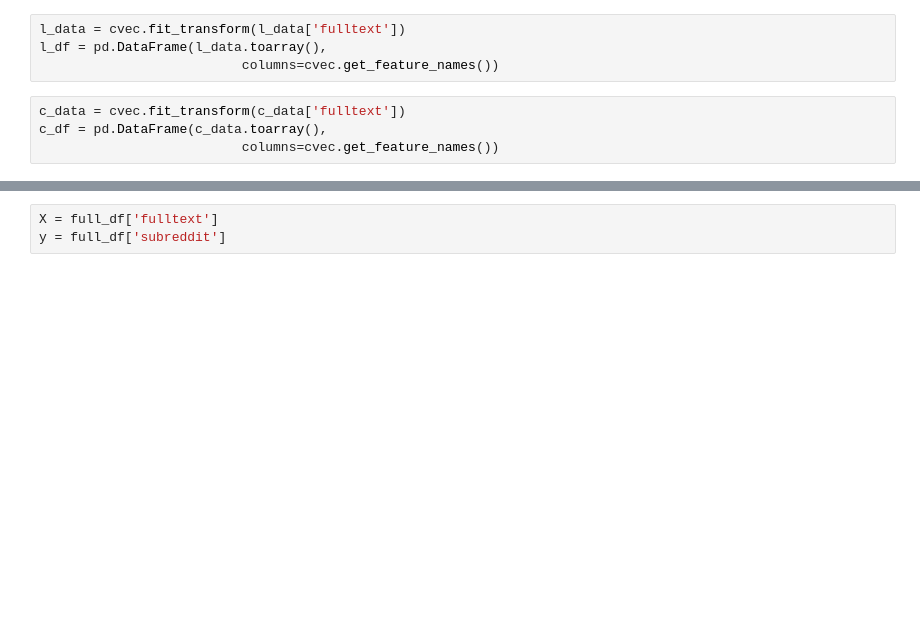
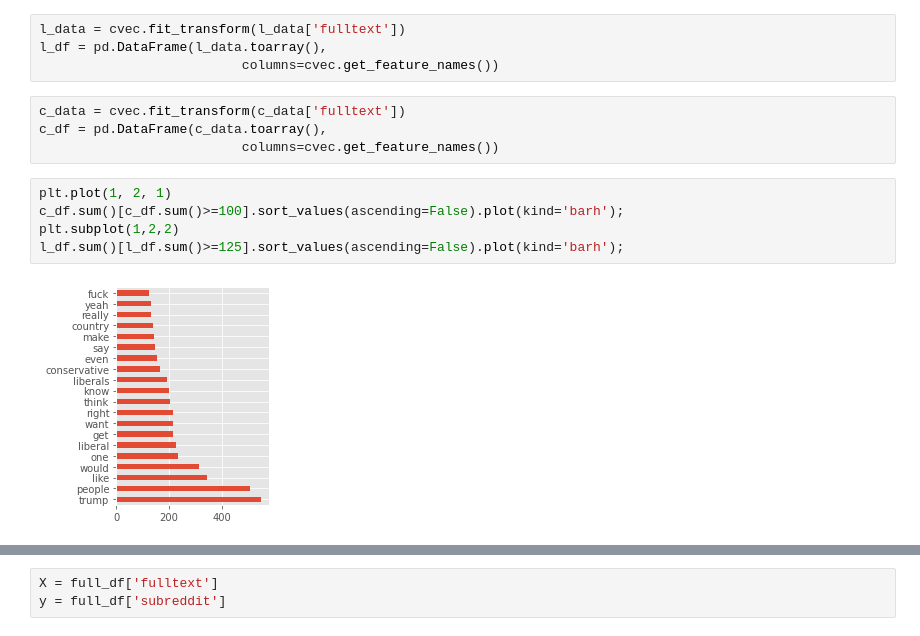
Before and after one commit to Agelf123/reddit_project, a Jupyter notebook: code/political_classification_modeling.ipynb, the cells around one changed output, grey strips where cells are left out. Saved outputs shown, nothing was run; the diff lists cells and outputs as text; blank space fills up the shorter version.

```diff
--- a/code/political_classification_modeling.ipynb
+++ b/code/political_classification_modeling.ipynb
@@ -103,4 +177,11 @@ l_df = pd.DataFrame(l_data.toarray(),
 c_data = cvec.fit_transform(c_data['fulltext'])
 c_df = pd.DataFrame(c_data.toarray(),
                           columns=cvec.get_feature_names())
+# %%
+plt.plot(1, 2, 1)
+c_df.sum()[c_df.sum()>=100].sort_values(ascending=False).plot(kind='barh');
+plt.subplot(1,2,2)
+l_df.sum()[l_df.sum()>=125].sort_values(ascending=False).plot(kind='barh');
+# %% [output]
+[figure, added]
 # %%
```
Also changed, not shown: parts of 41 cells of this notebook.
